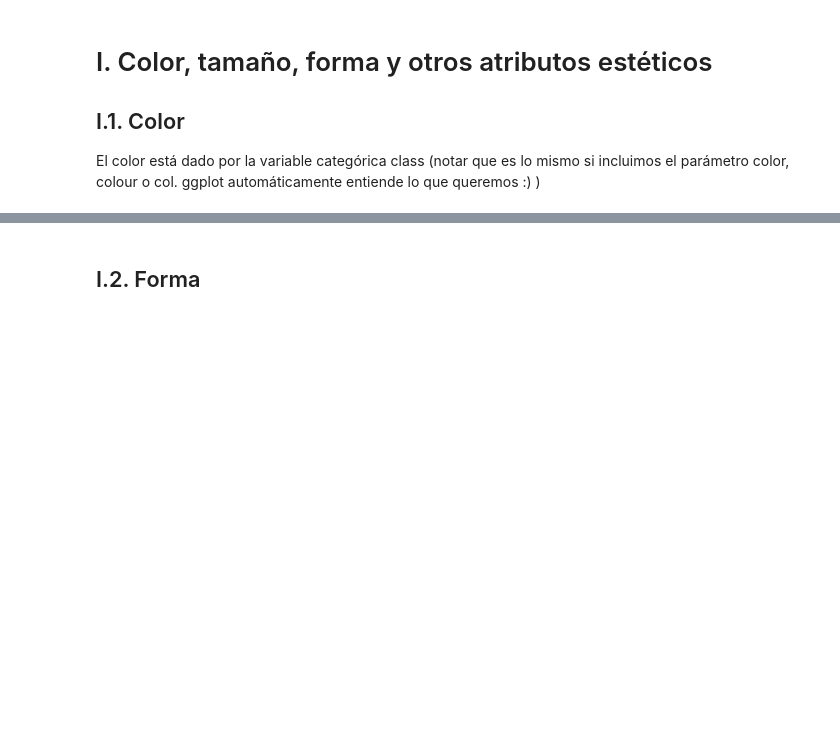
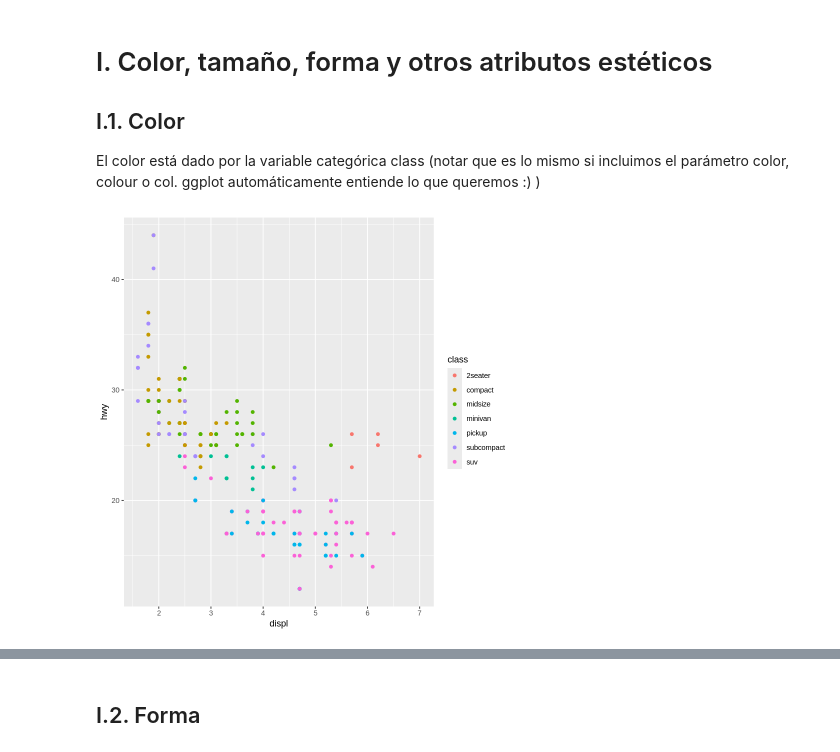
Before and after one commit to majorquev/DBDC_202409_Programacion_en_R_para_ciencia_de_datos, a Jupyter notebook: Clases/C4/02_Visualizaciones_ggplot.ipynb, the cells around one changed output, grey strips where cells are left out. Saved outputs shown, nothing was run; the diff lists cells and outputs as text; code cells hidden in the pictures; blank space fills up the shorter version.

```diff
--- a/Clases/C4/02_Visualizaciones_ggplot.ipynb
+++ b/Clases/C4/02_Visualizaciones_ggplot.ipynb
@@ -51,4 +90,10 @@ ggplot(mpg, mapping = aes(x = displ, y = hwy)) +
 El color está dado por la variable categórica class (notar que es lo mismo si incluimos el parámetro color, colour o col. ggplot automáticamente entiende lo que queremos :) )
 # %%
 ## Color por "class" dentro de aes
+mpg %>%
+    ggplot() +
+    aes(x = displ, y = hwy, color = class) +
+    geom_point()
+# %% [output]
+[figure, added]
 # %%
```
Also changed, not shown: parts of 14 cells of this notebook.
